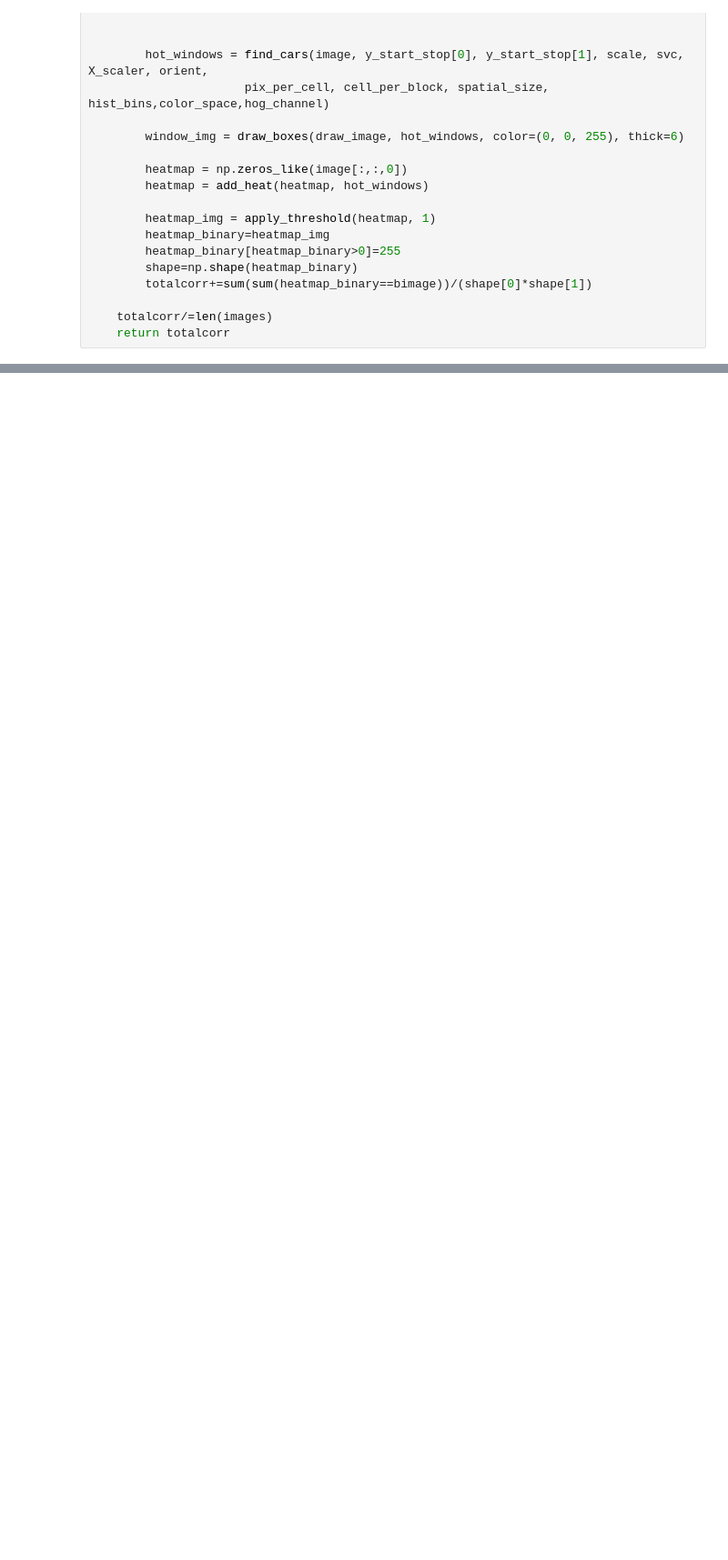
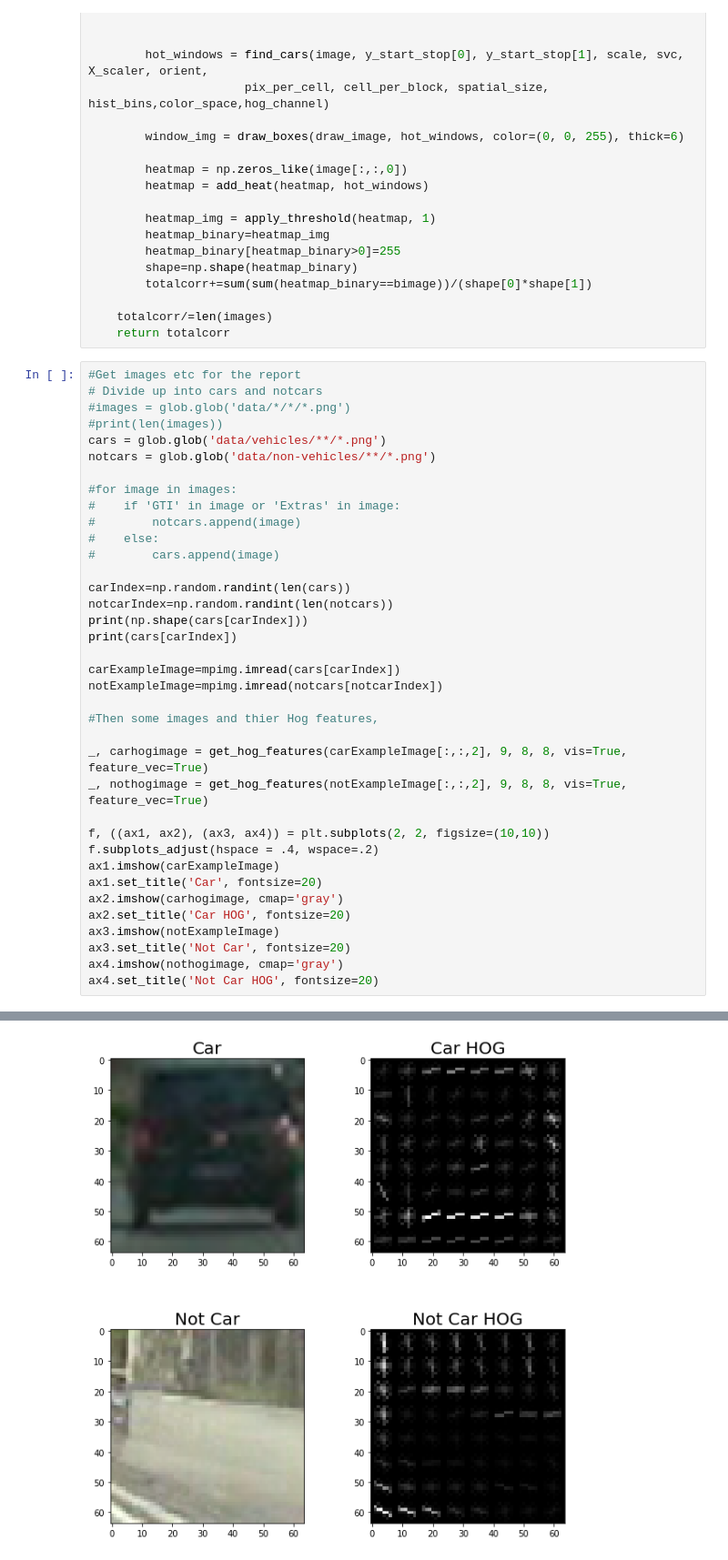
Before and after one commit to henrisve/CarND-Vehicle-Detection, a Jupyter notebook: Project5.ipynb, the cells around one changed output, grey strips where cells are left out. Shown: that part at 91% size. Cells and saved outputs as stored; diff of their text form; blank space fills up the shorter version.

Commit message:
Added example images

```diff
--- a/Project5.ipynb
+++ b/Project5.ipynb
@@ -334,3 +334,41 @@ def get_heatmap_accuracy(y_start_stop, svc, X_scaler, orient,pix_per_cell, cell_
 
     totalcorr/=len(images)
     return totalcorr
+# %%
+#Get images etc for the report
+# Divide up into cars and notcars
+#images = glob.glob('data/*/*/*.png')
+#print(len(images))
+cars = glob.glob('data/vehicles/**/*.png')
+notcars = glob.glob('data/non-vehicles/**/*.png')
+
+#for image in images:
+#    if 'GTI' in image or 'Extras' in image:
+#        notcars.append(image)
+#    else:
+#        cars.append(image)
+
+carIndex=np.random.randint(len(cars))
+notcarIndex=np.random.randint(len(notcars))
+print(np.shape(cars[carIndex]))
+print(cars[carIndex])
+
+carExampleImage=mpimg.imread(cars[carIndex])
+notExampleImage=mpimg.imread(notcars[notcarIndex])
+
+#Then some images and thier Hog features,
+
+_, carhogimage = get_hog_features(carExampleImage[:,:,2], 9, 8, 8, vis=True, feature_vec=True)
+_, nothogimage = get_hog_features(notExampleImage[:,:,2], 9, 8, 8, vis=True, feature_vec=True)
+
+f, ((ax1, ax2), (ax3, ax4)) = plt.subplots(2, 2, figsize=(10,10))
+f.subplots_adjust(hspace = .4, wspace=.2)
+ax1.imshow(carExampleImage)
+ax1.set_title('Car', fontsize=20)
+ax2.imshow(carhogimage, cmap='gray')
+ax2.set_title('Car HOG', fontsize=20)
+ax3.imshow(notExampleImage)
+ax3.set_title('Not Car', fontsize=20)
+ax4.imshow(nothogimage, cmap='gray')
+ax4.set_title('Not Car HOG', fontsize=20)
+# %% [output]
@@ -336,0 +378 @@ def get_heatmap_accuracy(y_start_stop, svc, X_scaler, orient,pix_per_cell, cell_
+[figure, added]
```
Also changed, not shown: parts of 1 cell of this notebook.
